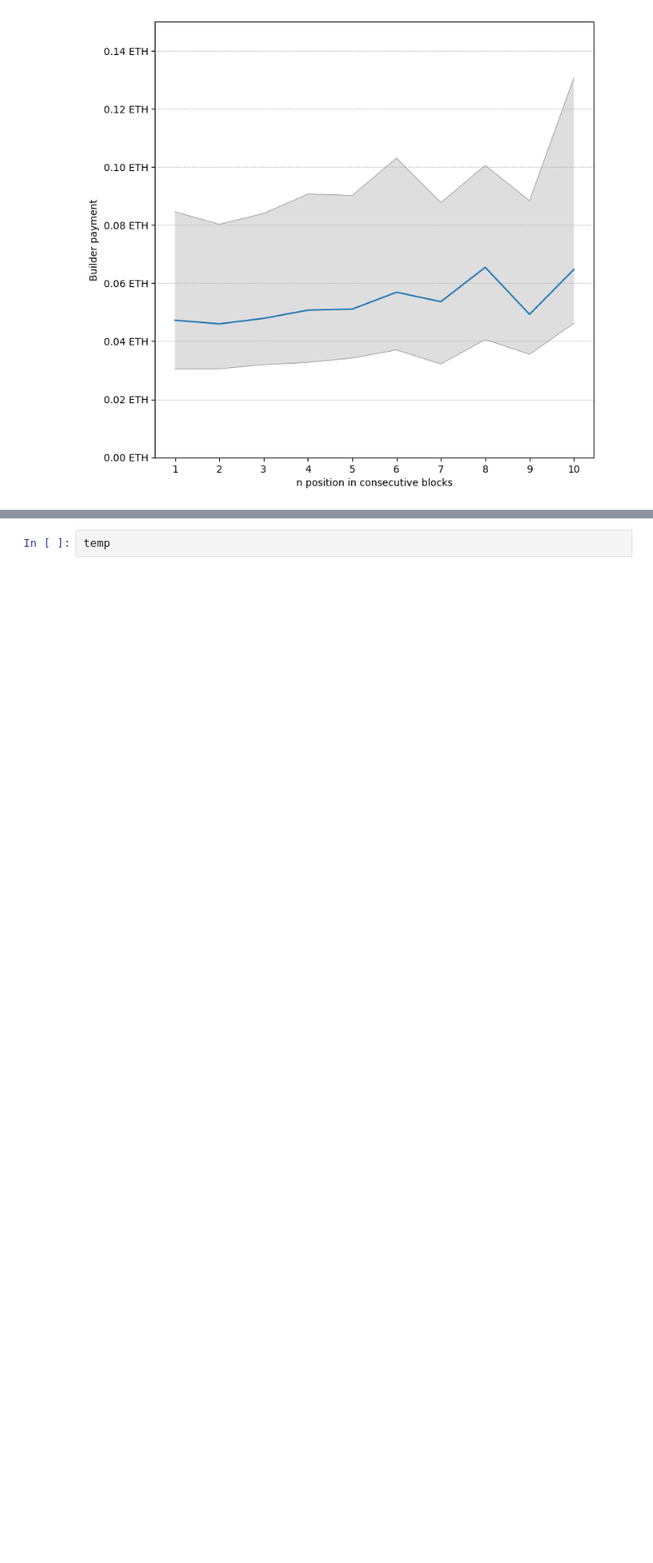
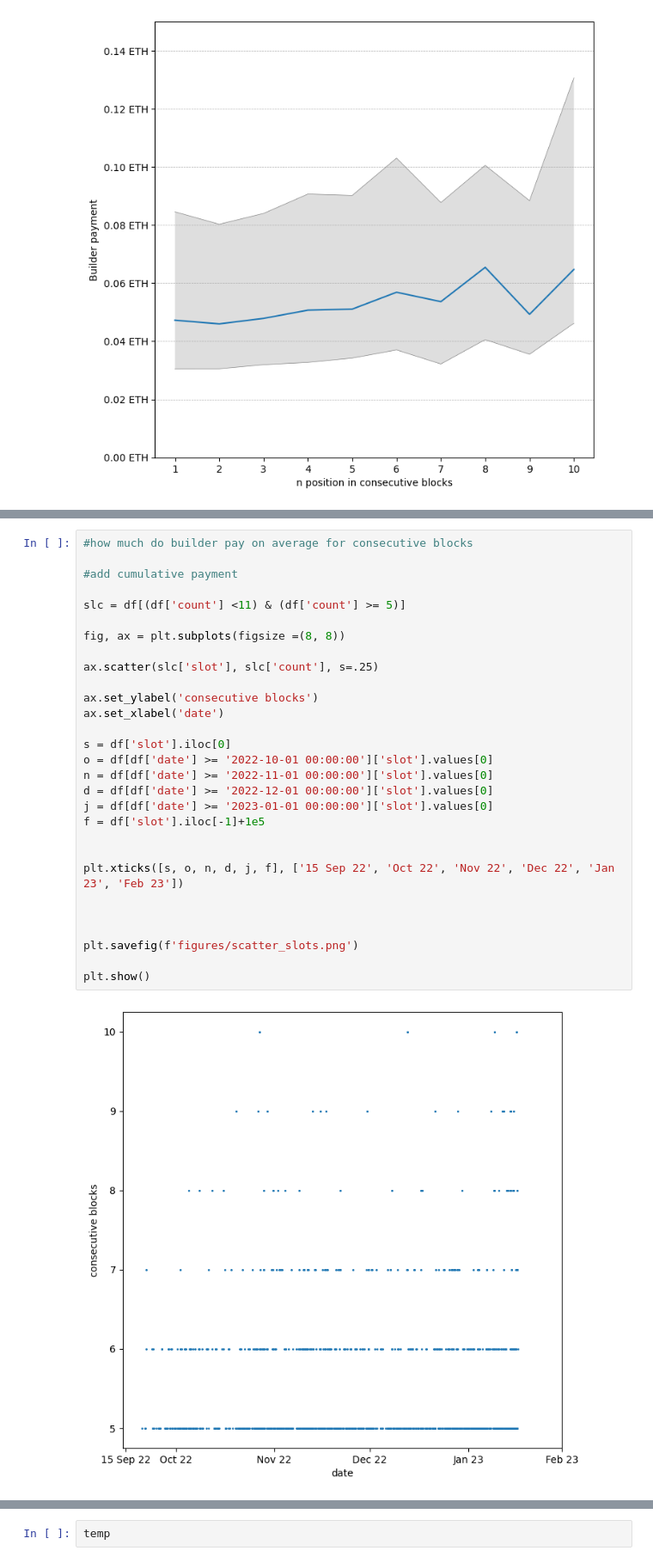
Before and after one commit to vivowa/mmev, a Jupyter notebook: lightblocks_testrun.ipynb, the cells around one changed output, grey strips where cells are left out. Shown at 86% size. Drawn from its saved outputs; the diff is of its cells as text; blank space fills up the shorter version.

```diff
--- a/lightblocks_testrun.ipynb
+++ b/lightblocks_testrun.ipynb
@@ -387,0 +353,31 @@ plt.show()
+# %%
+#how much do builder pay on average for consecutive blocks
+
+#add cumulative payment
+
+slc = df[(df['count'] <11) & (df['count'] >= 5)]
+
+fig, ax = plt.subplots(figsize =(8, 8))
+
+ax.scatter(slc['slot'], slc['count'], s=.25)
+
+ax.set_ylabel('consecutive blocks')
+ax.set_xlabel('date')
+
+s = df['slot'].iloc[0]
+o = df[df['date'] >= '2022-10-01 00:00:00']['slot'].values[0]
+n = df[df['date'] >= '2022-11-01 00:00:00']['slot'].values[0]
+d = df[df['date'] >= '2022-12-01 00:00:00']['slot'].values[0]
+j = df[df['date'] >= '2023-01-01 00:00:00']['slot'].values[0]
+f = df['slot'].iloc[-1]+1e5
+
+
+plt.xticks([s, o, n, d, j, f], ['15 Sep 22', 'Oct 22', 'Nov 22', 'Dec 22', 'Jan 23', 'Feb 23'])
+
+
+
+plt.savefig(f'figures/scatter_slots.png')
+
+plt.show()
+# %% [output]
+[figure, added]
```
Also changed, not shown: parts of 35 cells of this notebook, 3 other files.
